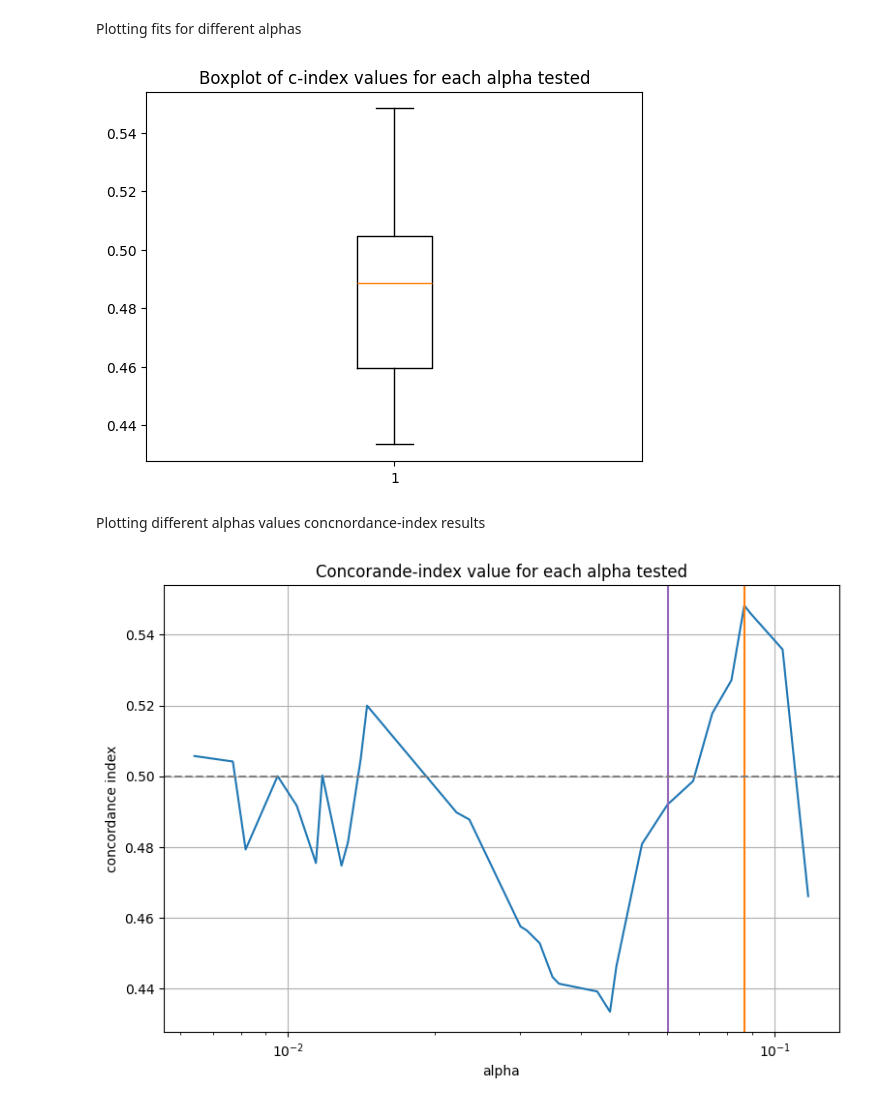
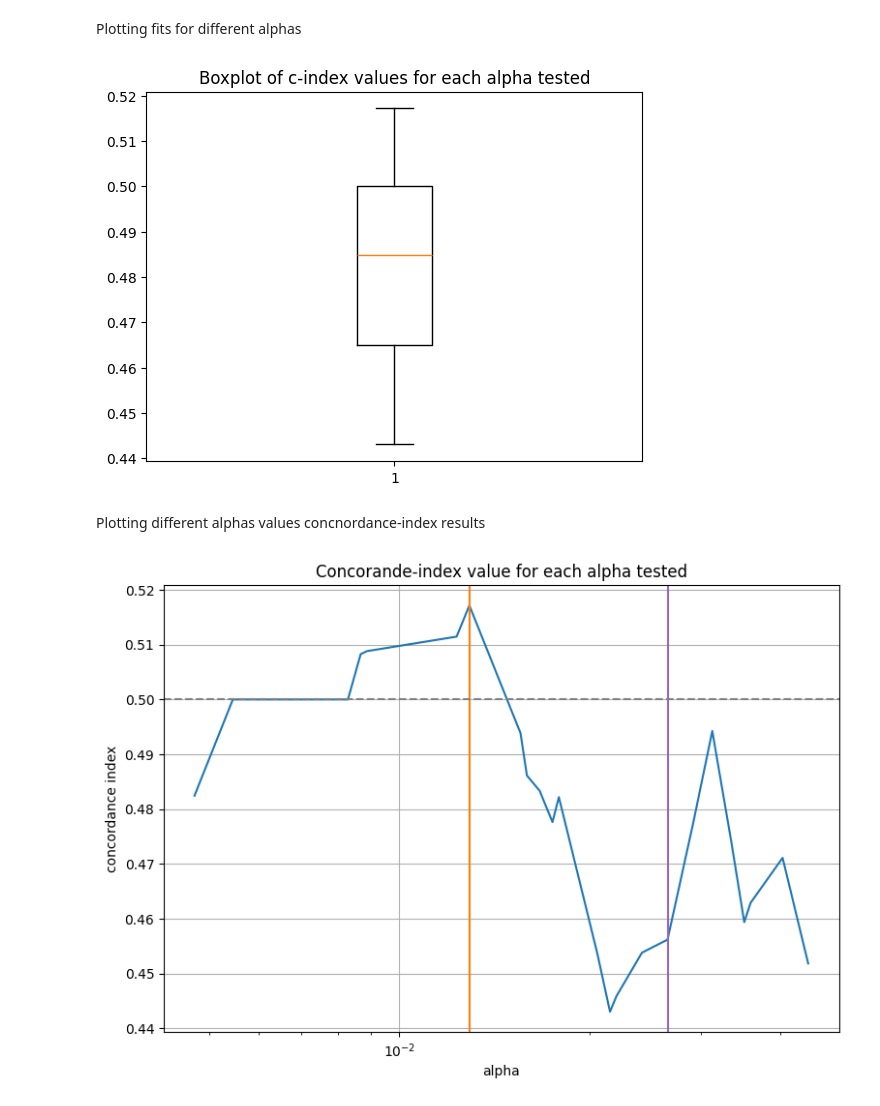
Before and after one commit to giorgiaBertacchini/miRNA_survival_analysis, a Jupyter notebook: notebooks/cox_regression.ipynb, the cells around one changed output. Cells and saved outputs as stored; diff of their text form; code cells hidden in the pictures.

```diff
--- a/notebooks/cox_regression.ipynb
+++ b/notebooks/cox_regression.ipynb
@@ -40,7 +40,7 @@ d:\Universita\2 anno magistrale\Progetto BioInf\miRNA_to_age
 #   miRNA\\clinical_miRNA_normalized_quant.csv
 #   mRNA\\clinical_mRNA_normalized_log.csv
 #   mRNA\\clinical_mRNA_normalized_tpm_log.csv
-dataset_name = 'mRNA\\clinical_mRNA_normalized_log.csv'
+dataset_name = 'miRNA\\clinical_miRNA_normalized_log.csv'
 dataset = pd.read_csv(os.path.join(DATA_PATH, dataset_name))
 dataset_type = dataset_name.split('\\')[-1][9:-4]
 subtype=dataset_name.split("\\")[0]
@@ -432,36 +436,36 @@ plt.boxplot(res['mean_test_score'])
 plt.title('Boxplot of c-index values for each alpha tested')
 plt.savefig(os.path.join(ROOT, f"grid_searches\\{subtype}\\{dataset_type}_fit_results.png"))
 # %% [output]
-[figure, old version]
+[figure, new version]
 # %% [markdown]
 Plotting different alphas values concnordance-index results
 # %%
 # alphas = res['param_alphas'].sort_values()
-alphas = res['param_alphas'].apply(lambda x: x[0])
+alphas = res['param_alphas']#.apply(lambda x: x[0])
 mean = res.mean_test_score
 std = res.std_test_score
 
 df = pd.DataFrame(data={'alphas':alphas, 'mean':mean, 'std':std})
 df = df.sort_values(by='alphas')
 
 alphas = df['alphas']
 mean = df['mean']
 std=df['std']
 
 fig2, c_alphas_plot = plt.subplots(figsize=(9, 6))
 c_alphas_plot.plot(alphas, mean)
 c_alphas_plot.set_title('Concorande-index value for each alpha tested')
 c_alphas_plot.set_xscale("log")
 c_alphas_plot.set_ylabel("concordance index")
 c_alphas_plot.set_xlabel("alpha")
 c_alphas_plot.axvline(best_params["rcv_best_alpha"][0], c="C1")
 c_alphas_plot.axvline(best_params['filtered_best_alpha'][0], c='C4')
 c_alphas_plot.axhline(0.5, color="grey", linestyle="--")
 c_alphas_plot.grid(True)
 
 plt.savefig(os.path.join(ROOT, f"grid_searches\\{subtype}\\{dataset_type}_alpha_plot.png"))
 # %% [output]
-[figure, old version]
+[figure, new version]
 # %%
 values = cen_best.coef_[cen_best.coef_ != 0]
 coefs = X.columns[np.where(cen_best.coef_ != 0)[0]]
```
Also changed, not shown: parts of 10 cells of this notebook, 1 other file.
